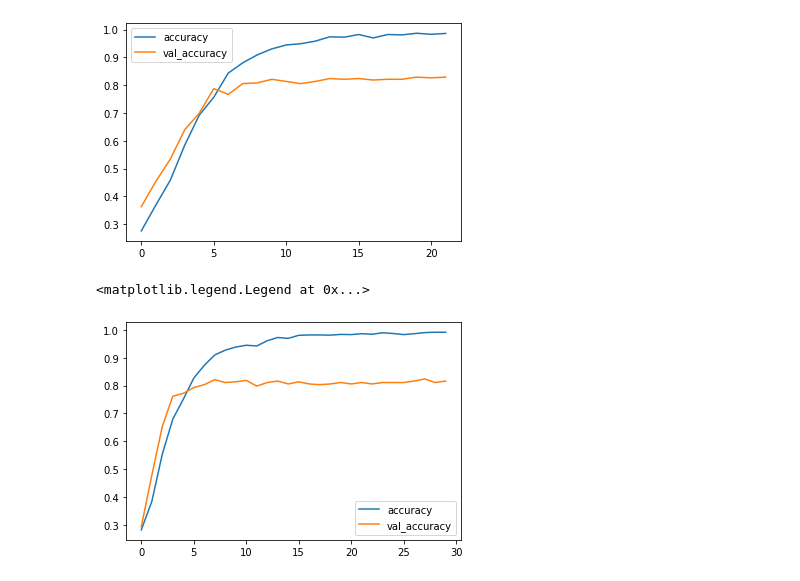
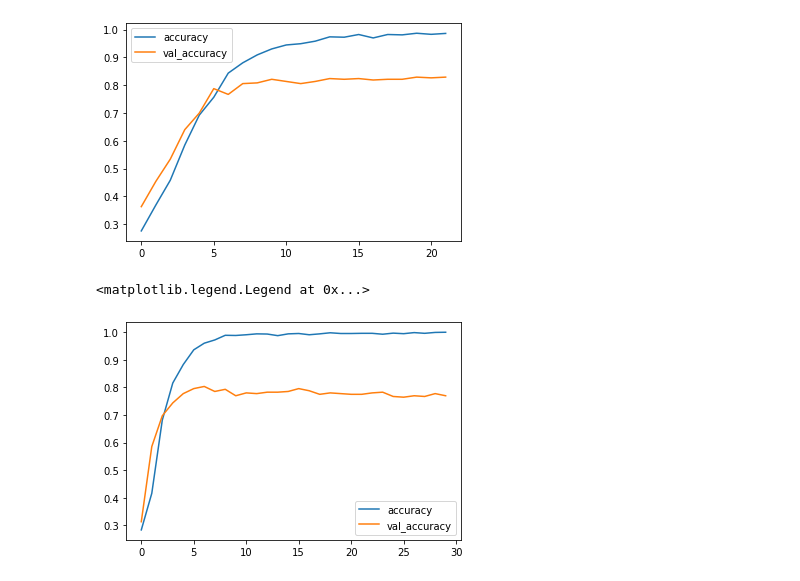
Before and after one commit to vmanriq/Tarea2_ann, a Jupyter notebook: Tarea_2.ipynb, the cells around one changed output. Saved outputs shown, nothing was run; the diff lists cells and outputs as text; code cells hidden in the pictures.

```diff
--- a/Tarea_2.ipynb
+++ b/Tarea_2.ipynb
@@ -1842,12 +1805,12 @@ plt.legend()
 <matplotlib.legend.Legend at 0x...>
 [figure]
 # %%
-plt.plot(hists_no_regul.history["accuracy"], label="accuracy")
-plt.plot(hists_no_regul.history["val_accuracy"], label="val_accuracy")
+plt.plot(hists_no_regul_2.history["accuracy"], label="accuracy")
+plt.plot(hists_no_regul_2.history["val_accuracy"], label="val_accuracy")
 plt.legend()
 # %% [output]
 <matplotlib.legend.Legend at 0x...>
-[figure, old version]
+[figure, new version]
 # %%
 y_pred = regul_model.predict(test_padded)
 y_pred = np.argmax(y_pred, axis=1)
```
Also changed, not shown: parts of 3 cells of this notebook.
